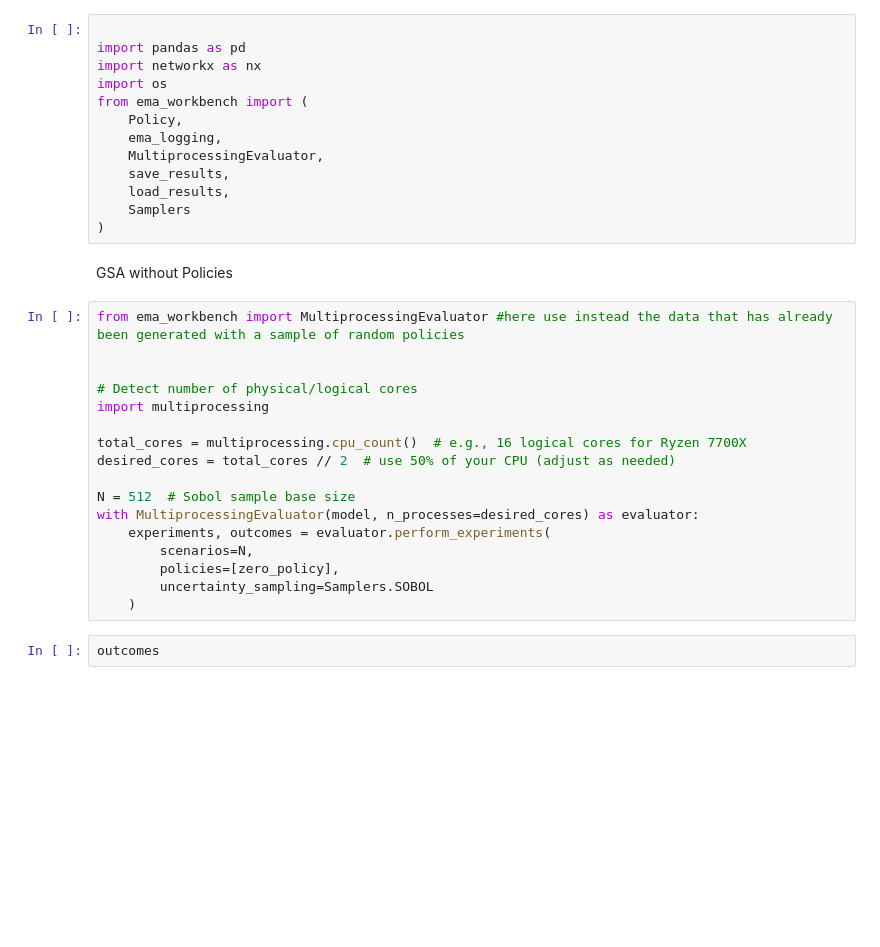
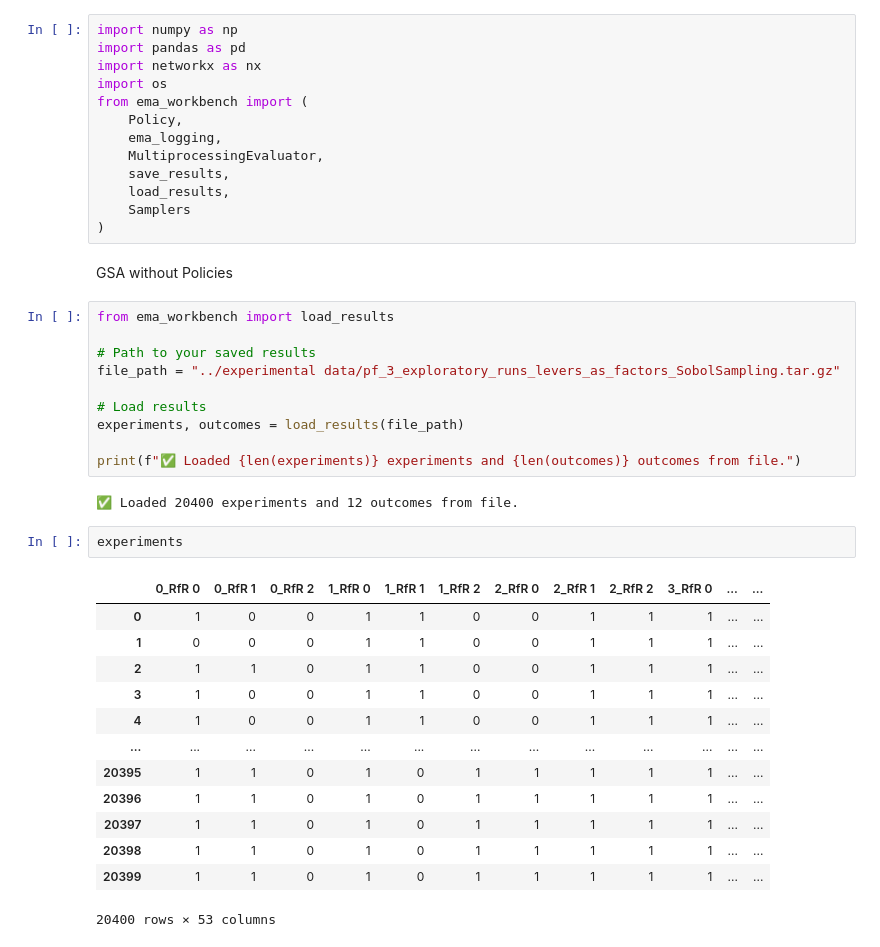
Before and after one commit to adaprecup/decision_making_assignments, a Jupyter notebook: final assignment EPA141/model_scripts/GSA.ipynb, the cells around one changed output. Drawn from its saved outputs; the diff is of its cells as text; blank space fills up the shorter version.

```diff
--- a/final assignment EPA141/model_scripts/GSA.ipynb
+++ b/final assignment EPA141/model_scripts/GSA.ipynb
@@ -1,5 +1,5 @@
 # %%
-
+import numpy as np
 import pandas as pd
 import networkx as nx
 import os
@@ -13,22 +13,31 @@ from ema_workbench import (
 )
 # %% [markdown]
 GSA without Policies
-# %%
-from ema_workbench import MultiprocessingEvaluator #here use instead the data that has already been generated with a sample of random policies
-
-
-# Detect number of physical/logical cores
-import multiprocessing
-
-total_cores = multiprocessing.cpu_count()  # e.g., 16 logical cores for Ryzen 7700X
-desired_cores = total_cores // 2  # use 50% of your CPU (adjust as needed)
-
-N = 512  # Sobol sample base size
-with MultiprocessingEvaluator(model, n_processes=desired_cores) as evaluator:
-    experiments, outcomes = evaluator.perform_experiments(
-        scenarios=N,
-        policies=[zero_policy],
-        uncertainty_sampling=Samplers.SOBOL
-    )
-# %%
-outcomes
+# %%
+from ema_workbench import load_results
+
+# Path to your saved results
+file_path = "../experimental data/pf_3_exploratory_runs_levers_as_factors_SobolSampling.tar.gz"
+
+# Load results
+experiments, outcomes = load_results(file_path)
+
+print(f"✅ Loaded {len(experiments)} experiments and {len(outcomes)} outcomes from file.")
+# %% [output]
+✅ Loaded 20400 experiments and 12 outcomes from file.
+# %%
+experiments
+# %% [output]
+|  | 0_RfR 0 | 0_RfR 1 | 0_RfR 2 | 1_RfR 0 | 1_RfR 1 | 1_RfR 2 | 2_RfR 0 | 2_RfR 1 | 2_RfR 2 | 3_RfR 0 | ... | ... |
+| 0 | 1 | 0 | 0 | 1 | 1 | 0 | 0 | 1 | 1 | 1 | ... | ... |
+| 1 | 0 | 0 | 0 | 1 | 1 | 0 | 0 | 1 | 1 | 1 | ... | ... |
+| 2 | 1 | 1 | 0 | 1 | 1 | 0 | 0 | 1 | 1 | 1 | ... | ... |
+| 3 | 1 | 0 | 0 | 1 | 1 | 0 | 0 | 1 | 1 | 1 | ... | ... |
+| 4 | 1 | 0 | 0 | 1 | 1 | 0 | 0 | 1 | 1 | 1 | ... | ... |
+| ... | ... | ... | ... | ... | ... | ... | ... | ... | ... | ... | ... | ... |
+| 20395 | 1 | 1 | 0 | 1 | 0 | 1 | 1 | 1 | 1 | 1 | ... | ... |
+| 20396 | 1 | 1 | 0 | 1 | 0 | 1 | 1 | 1 | 1 | 1 | ... | ... |
+| 20397 | 1 | 1 | 0 | 1 | 0 | 1 | 1 | 1 | 1 | 1 | ... | ... |
+| 20398 | 1 | 1 | 0 | 1 | 0 | 1 | 1 | 1 | 1 | 1 | ... | ... |
+| 20399 | 1 | 1 | 0 | 1 | 0 | 1 | 1 | 1 | 1 | 1 | ... | ... |
+20400 rows × 53 columns
```
Also changed, not shown: parts of 5 cells of this notebook, 1 other file.
